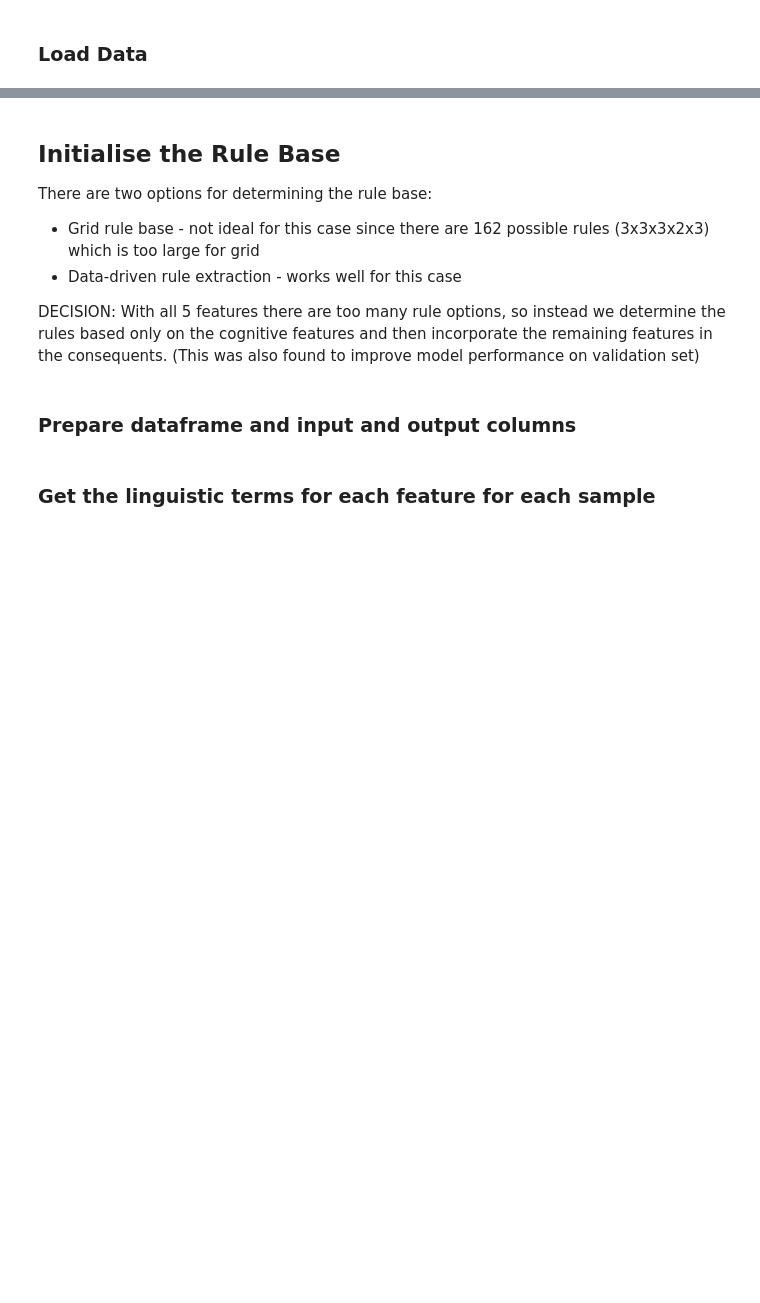
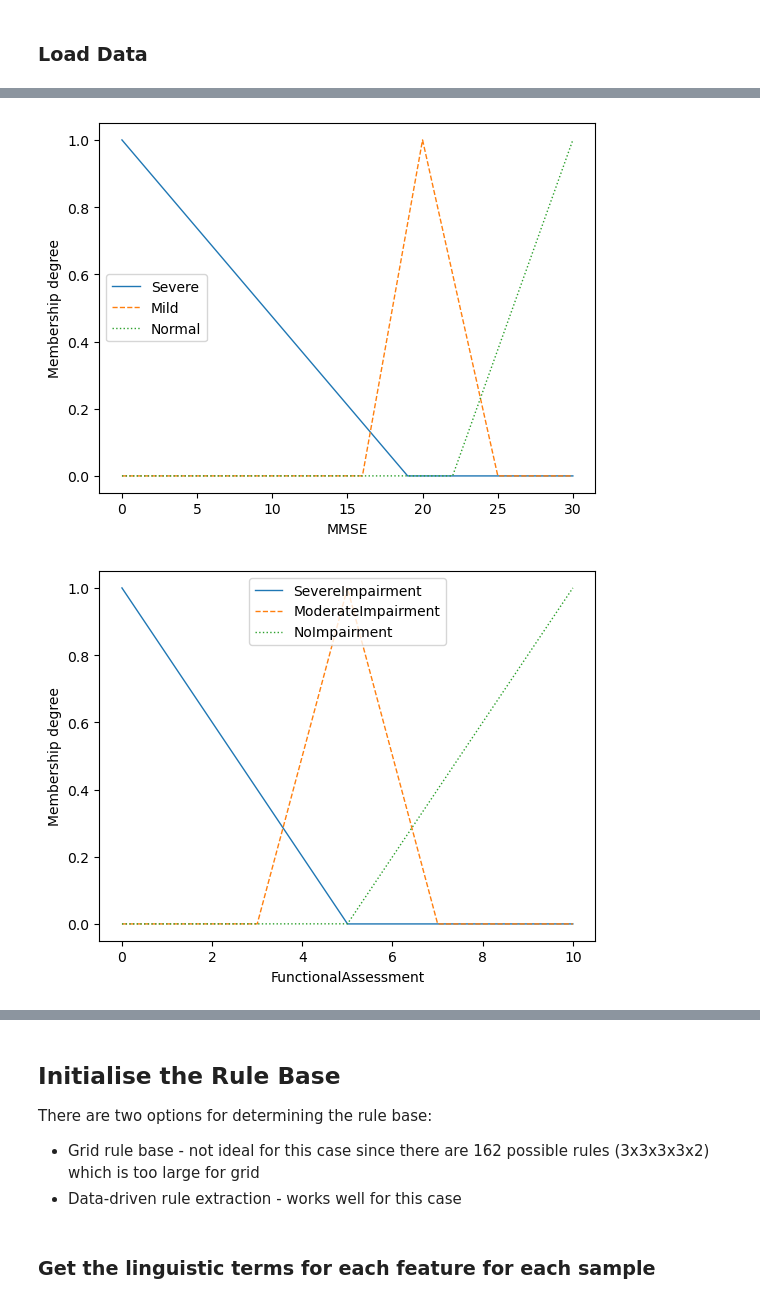
Before and after one commit to SyroQT/AML-group1-2, a Jupyter notebook: notebooks/04-models-fis.ipynb, the cells around one changed output, grey strips where cells are left out. Drawn from its saved outputs; the diff is of its cells as text; code cells hidden in the pictures; blank space fills up the shorter version.

Commit message:
Final FIS model

```diff
--- a/notebooks/04-models-fis.ipynb
+++ b/notebooks/04-models-fis.ipynb
@@ -107,18 +161,25 @@ MMSE = LinguisticVariable([MMSE_S_1, MMSE_S_2, MMSE_S_3], universe_of_discourse=
 FS.add_linguistic_variable("MMSE", MMSE)
 
 # Input: Functional Assessment
-FUNC_S_1 = FuzzySet(function=Triangular_MF(a=0, b=0, c=4), term="SevereImpairment")
-FUNC_S_2 = FuzzySet(function=Triangular_MF(a=2, b=5, c=8), term="ModerateImpairment")
-FUNC_S_3 = FuzzySet(function=Triangular_MF(a=6, b=10, c=10), term="NoImpairment")
+FUNC_S_1 = FuzzySet(function=Triangular_MF(a=0, b=0, c=5), term="SevereImpairment")
+FUNC_S_2 = FuzzySet(function=Triangular_MF(a=3, b=5, c=7), term="ModerateImpairment")
+FUNC_S_3 = FuzzySet(function=Triangular_MF(a=5, b=10, c=10), term="NoImpairment")
 FUNC = LinguisticVariable([FUNC_S_1, FUNC_S_2, FUNC_S_3], universe_of_discourse=[0,10])
 FS.add_linguistic_variable("FunctionalAssessment", FUNC)
 
 # Input: ADL
-ADL_S_1 = FuzzySet(function=Triangular_MF(a=0, b=0, c=4), term="SevereImpairment")
-ADL_S_2 = FuzzySet(function=Triangular_MF(a=2, b=5, c=8), term="ModerateImpairment")
-ADL_S_3 = FuzzySet(function=Triangular_MF(a=6, b=10, c=10), term="NoImpairment")
+ADL_S_1 = FuzzySet(function=Triangular_MF(a=0, b=0, c=5), term="VeryDependent")
+ADL_S_2 = FuzzySet(function=Triangular_MF(a=3, b=5, c=7), term="ModerateImpairment")
+ADL_S_3 = FuzzySet(function=Triangular_MF(a=5, b=10, c=10), term="Independent")
 ADL = LinguisticVariable([ADL_S_1, ADL_S_2, ADL_S_3], universe_of_discourse=[0,10])
 FS.add_linguistic_variable("ADL", ADL)
+
+# Input: Sleep Quality
+SQ_S_1 = FuzzySet(function=Triangular_MF(a=4, b=4, c=6), term="Poor")
+SQ_S_2 = FuzzySet(function=Triangular_MF(a=5, b=7, c=9), term="Moderate")
+SQ_S_3 = FuzzySet(function=Triangular_MF(a=7, b=10, c=10), term="Good")
+SQ = LinguisticVariable([SQ_S_1, SQ_S_2, SQ_S_3], universe_of_discourse=[4,10])
+FS.add_linguistic_variable("SleepQuality", SQ)
 
 # Input: Cholesterol HDL
 HDL_S_1 = FuzzySet(function=Triangular_MF(a=20, b=20, c=46), term="Low")
@@ -126,9 +187,15 @@ HDL_S_2 = FuzzySet(function=Triangular_MF(a=39, b=100, c=100), term="Normal")
 HDL = LinguisticVariable([HDL_S_1, HDL_S_2], universe_of_discourse=[20,100])
 FS.add_linguistic_variable("CholesterolHDL", HDL)
 
-# Input: Systolic BP
-SBP_S_1 = FuzzySet(function=Triangular_MF(a=90,  b=90,  c=120), term="Normal")
-SBP_S_2 = FuzzySet(function=Triangular_MF(a=115, b=125, c=135), term="Elevated")
-SBP_S_3 = FuzzySet(function=Triangular_MF(a=130, b=160, c=180), term="Hypertensive")
-SBP = LinguisticVariable([SBP_S_1, SBP_S_2, SBP_S_3], universe_of_discourse=[90,180])
-FS.add_linguistic_variable("SystolicBP", SBP)
+# # Input: Systolic BP
+# SBP_S_1 = FuzzySet(function=Triangular_MF(a=90,  b=90,  c=120), term="Normal")
+# SBP_S_2 = FuzzySet(function=Triangular_MF(a=115, b=125, c=135), term="Elevated")
+# SBP_S_3 = FuzzySet(function=Triangular_MF(a=130, b=160, c=180), term="Hypertensive")
+# SBP = LinguisticVariable([SBP_S_1, SBP_S_2, SBP_S_3], universe_of_discourse=[90,180])
+# FS.add_linguistic_variable("SystolicBP", SBP)
+# %%
+for feature in candidate_features:
+    FS.plot_variable(feature)
+# %% [output]
+[figure, added]
+[figure, added]
@@ -136,9 +206,5 @@ FS.add_linguistic_variable("SystolicBP", SBP)
 ## Initialise the Rule Base
 
 There are two options for determining the rule base:
-- Grid rule base - not ideal for this case since there are 162 possible rules (3x3x3x2x3) which is too large for grid
+- Grid rule base - not ideal for this case since there are 162 possible rules (3x3x3x3x2) which is too large for grid
 - Data-driven rule extraction - works well for this case
-
-DECISION: With all 5 features there are too many rule options, so instead we determine the rules based only on the cognitive features and then incorporate the remaining features in the consequents. (This was also found to improve model performance on validation set)
-# %% [markdown]
-### Prepare dataframe and input and output columns
```
Also changed, not shown: parts of 35 cells of this notebook, 9 other files.
